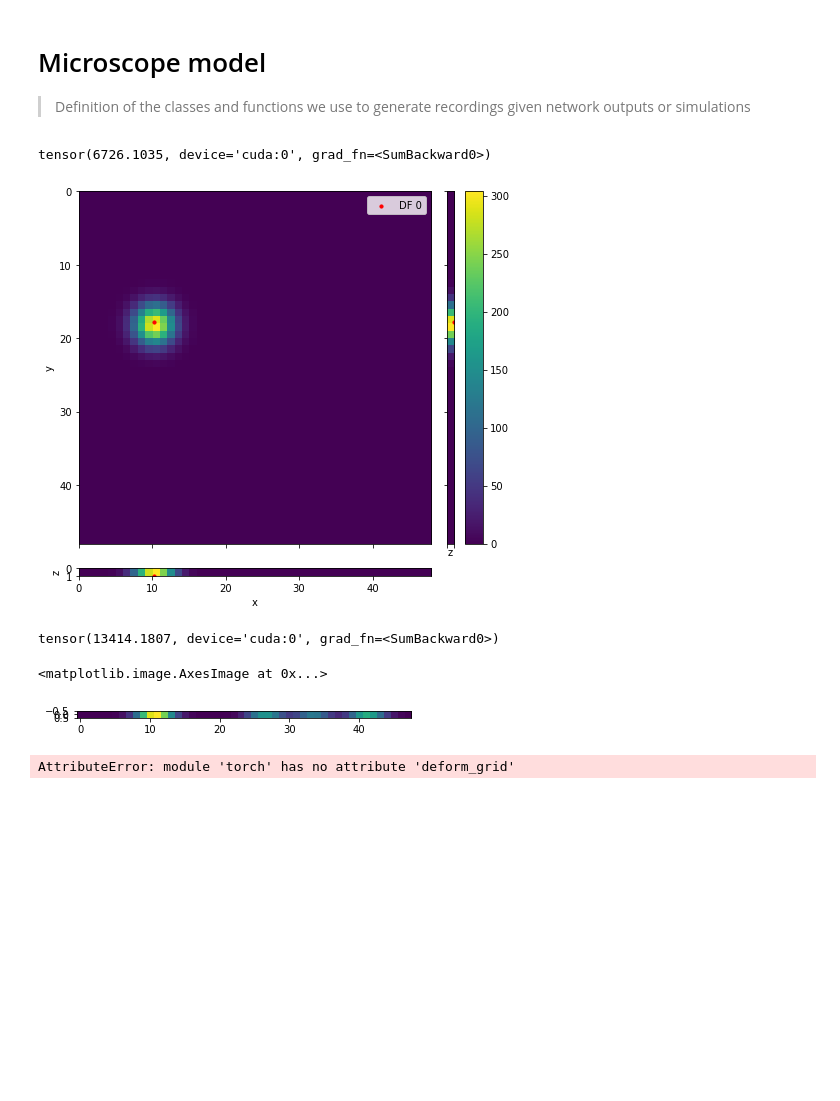
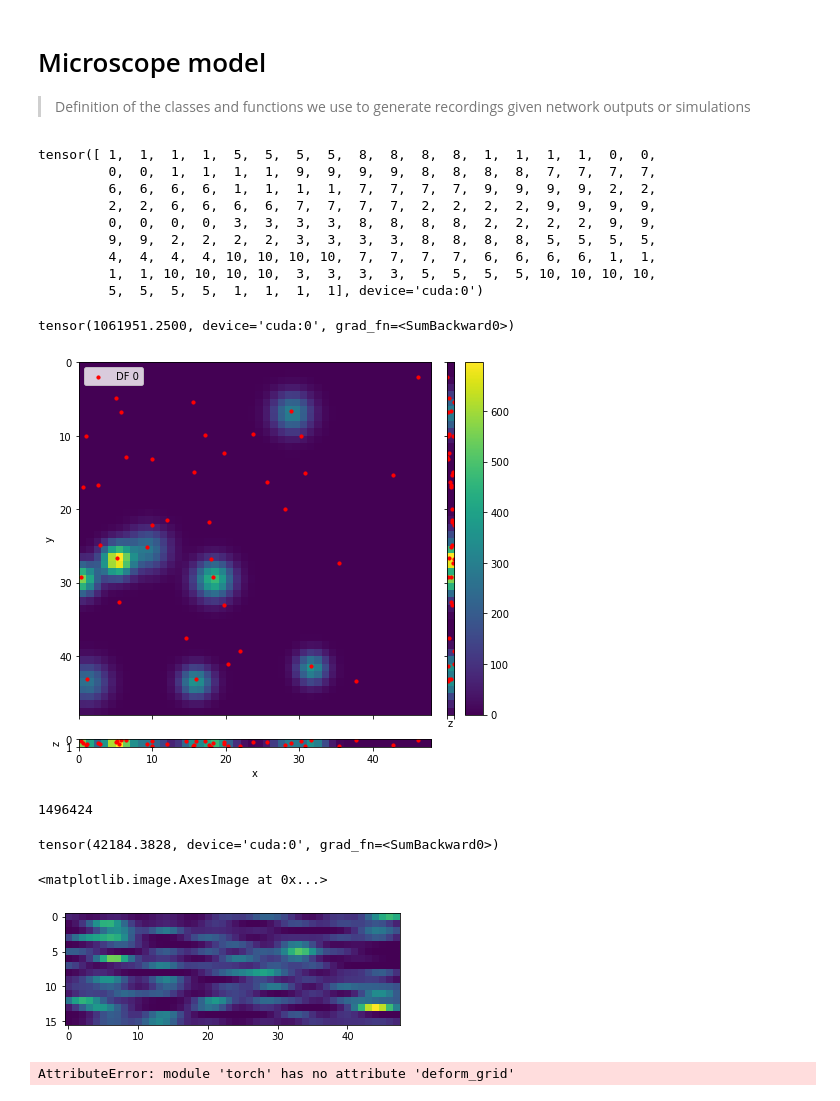
Before and after one commit to TuragaLab/decode_fish, a Jupyter notebook: nbs/02_microscope.ipynb, the cells around one changed output. Cells and saved outputs as stored; diff of their text form; code cells hidden in the pictures; blank space fills up the shorter version.

Commit message:
add 16-int channel code inference. sweep_ci_14

```diff
--- a/nbs/02_microscope.ipynb
+++ b/nbs/02_microscope.ipynb
@@ -62,7 +62,9 @@ class Microscope(nn.Module):
 
         self.psf_noise = psf_noise
         self.pred_z = pred_z
-        self.psf_z_size = self.psf.psf_volume.shape[-3]//2
+        self.psf_z_size = self.psf.psf_volume.shape[-3]
+
+        self.channel_shifts = self.noise.channel_shifts
 
     def add_psf_noise(self, psf_stack):
 
@@ -80,9 +82,18 @@ class Microscope(nn.Module):
 #         psf_deformed = etorch.deform_grid(psf_stack[:,0], torch.distributions.Normal(loc=0, scale=self.psf_noise).sample([3,3,3,3]).to(psf_stack.device), axis=(1,2,3),order=3)
 #         return psf_deformed[:,None]
 
-    def forward(self, locations, x_os_val, y_os_val, z_os_val, i_val, output_shape, eval_=None, add_noise=False):
+    def forward(self, locations, x_os_val, y_os_val, z_os_val, i_val, output_shape, eval_=None, add_noise=False, rec_ch=0):
 
         if len(locations[0]):
+
+            # We get the right channels when simulating, but for reconstruction we use ch = 0 for a single reconstructed image.
+            ch_inds = locations[1] + rec_ch
+            if ch_inds.max() > 0:
+                shifts = self.channel_shifts - self.channel_shifts.mean(0)[None]
+
+                x_os_val = x_os_val + shifts[ch_inds, 0]
+                y_os_val = y_os_val + shifts[ch_inds, 1]
+                z_os_val = z_os_val + shifts[ch_inds, 2]
 
             if 'max' in self.norm:
                 psf_norm = self.psf.psf_volume.max()
@@ -92,9 +103,10 @@ class Microscope(nn.Module):
                 psf_norm = 1
             # Apply continuous shift
             if self.pred_z and self.psf_z_size > 1:
+                z_os_val = torch.clamp(z_os_val,-0.4999,0.4999)
                 z_scaled = (z_os_val + 0.5) * self.psf_z_size
                 psf = self.psf(x_os_val, y_os_val, z_scaled%1.)
-                z_inds = (z_scaled//1 + self.psf_z_size + 1).type(torch.cuda.LongTensor)
+                z_inds = (z_scaled//1).type(torch.cuda.LongTensor)
                 psf = psf[torch.arange(len(z_os_val)),:,z_inds][:,:,None]
             else:
                 psf = self.psf(x_os_val, y_os_val, z_os_val)
@@ -209,37 +221,51 @@ from decode_fish.funcs.file_io import get_gaussian_psf
 from decode_fish.funcs.file_io import get_vol_psf
 from decode_fish.funcs.output_trafo import sample_to_df
 
-psf = get_gaussian_psf([11,21,21],[1.8,1.8,1.8]).cuda()
-# psf = get_vol_psf('../figures/PSF_subsampled.tif')
+psf = get_gaussian_psf([11,21,21],[1.8,1.8,1.8], pred_z=True).cuda()
+psf = get_vol_psf('../figures/MF_psf.tif')
 
-noise = sCMOS()
+noise = sCMOS(channels=16)
 
 # micro = Microscope(psf=psf, noise=noise, scale=100, norm='sum', sum_fac=psf.psf_volume.sum().item()).cuda()
-micro = Microscope(psf=psf, noise=noise, scale=100, norm='max', sum_fac=1, psf_noise=0., pred_z=False).cuda()
+micro = Microscope(psf=psf, noise=noise, scale=100, norm='max', sum_fac=1, psf_noise=0., pred_z=True).cuda()
 # %%
-point_process = PointProcessUniform(local_rate = torch.ones([1,1,1,48,48]).cuda()*.0002, int_conc=3, int_rate=1, int_loc=1, channels=1, n_bits=1)
+point_process = PointProcessUniform(local_rate = torch.ones([1,1,1,48,48]).cuda()*.02, int_conc=3, int_rate=1, int_loc=1, channels=16, n_bits=4, sim_z=True)
 locs_3d, x_os_3d, y_os_3d, z_os_3d, ints_3d, output_shape = point_process.sample()
 df = sample_to_df(locs_3d, x_os_3d, y_os_3d, z_os_3d, ints_3d, px_size_zyx=[1,1,1])
+# z_os_3d += 0.1
 # %%
 # ints_3d = ints_3d
 # z_os_3d = torch.rand(z_os_3d.shape).cuda()
 # %%
-xsim, psf = micro(locs_3d, x_os_3d, y_os_3d+0.33, z_os_3d, ints_3d, output_shape, eval_=True, add_noise=True)
+xsim, psf = micro(locs_3d, x_os_3d, y_os_3d+0.33, z_os_3d, ints_3d, output_shape, eval_=True, add_noise=True, rec_ch=0)
 fig, ax = plot_3d_projections(xsim[0,0])
 scat_3d_projections(ax, df[df['frame_idx'] == 0])
 xsim.sum()
 # %% [output]
-tensor(6726.1035, device='cuda:0', grad_fn=<SumBackward0>)
+tensor([ 1,  1,  1,  1,  5,  5,  5,  5,  8,  8,  8,  8,  1,  1,  1,  1,  0,  0,
+         0,  0,  1,  1,  1,  1,  9,  9,  9,  9,  8,  8,  8,  8,  7,  7,  7,  7,
+         6,  6,  6,  6,  1,  1,  1,  1,  7,  7,  7,  7,  9,  9,  9,  9,  2,  2,
+         2,  2,  6,  6,  6,  6,  7,  7,  7,  7,  2,  2,  2,  2,  9,  9,  9,  9,
+         0,  0,  0,  0,  3,  3,  3,  3,  8,  8,  8,  8,  2,  2,  2,  2,  9,  9,
+         9,  9,  2,  2,  2,  2,  3,  3,  3,  3,  8,  8,  8,  8,  5,  5,  5,  5,
+         4,  4,  4,  4, 10, 10, 10, 10,  7,  7,  7,  7,  6,  6,  6,  6,  1,  1,
+         1,  1, 10, 10, 10, 10,  3,  3,  3,  3,  5,  5,  5,  5, 10, 10, 10, 10,
+         5,  5,  5,  5,  1,  1,  1,  1], device='cuda:0')
+tensor(1061951.2500, device='cuda:0', grad_fn=<SumBackward0>)
-[figure, old version]
+[figure, new version]
+# %%
+1496424
+# %% [output]
+1496424
 # %%
 xsim[:,:,:,30:].sum()
 # %% [output]
-tensor(13414.1807, device='cuda:0', grad_fn=<SumBackward0>)
+tensor(42184.3828, device='cuda:0', grad_fn=<SumBackward0>)
 # %%
 plt.imshow(xsim[0].sum(2)[:,0].cpu().detach().numpy())
 # %% [output]
 <matplotlib.image.AxesImage at 0x...>
-[figure, old version]
+[figure, new version]
 # %%
 from decode_fish.funcs.file_io import load_tiff_image
 gt_psf = load_tiff_image('/groups/turaga/home/speisera/Mackebox/Artur/WorkDB/deepstorm/decode_fish/figures/PSF_subsampled.tif')[0]
```
Also changed, not shown: parts of 1 cell of this notebook, 32 other files.
